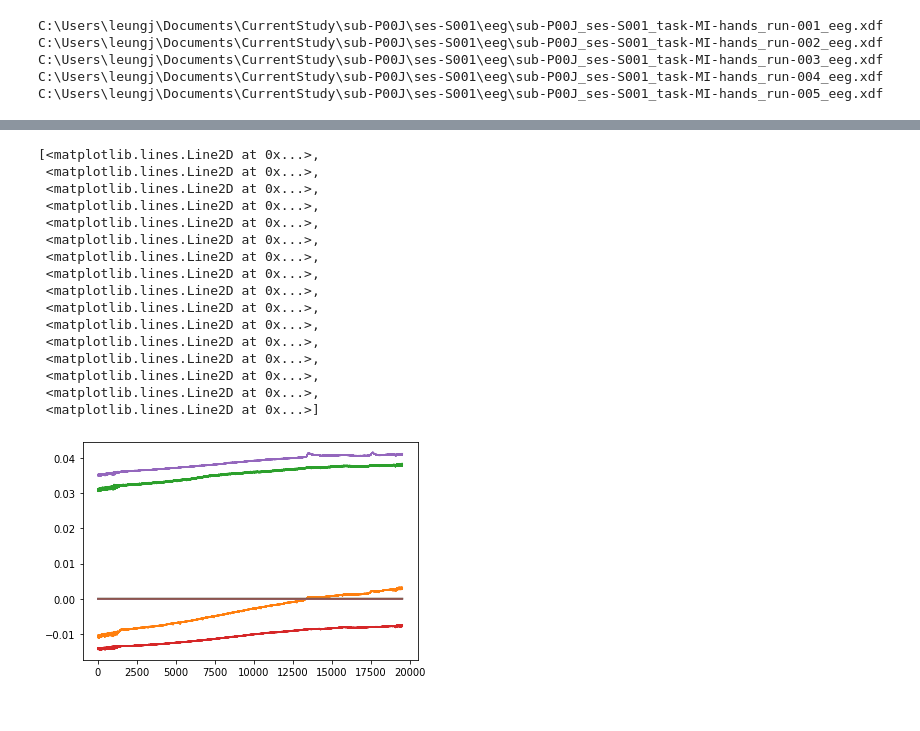
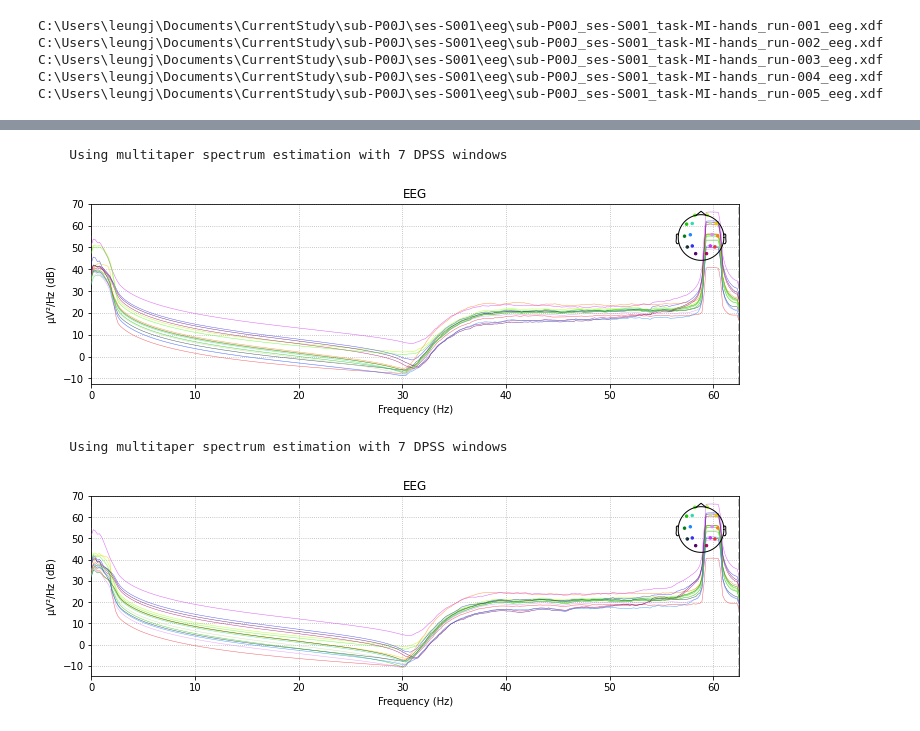
Before and after one commit to jason-leung/brainflow-test, a Jupyter notebook: check_data.ipynb, the cells around one changed output, grey strips where cells are left out. Cells and saved outputs as stored; diff of their text form; code cells hidden in the pictures.

```diff
--- a/check_data.ipynb
+++ b/check_data.ipynb
@@ -108,20 +201,10 @@ fig = eeg_raw.plot(title='Raw Data', n_channels=len(ch_names), show=True)
-# %%
-plt.plot(eeg_stream[0]['time_series'] / 1e6)
-# %% [output]
-[<matplotlib.lines.Line2D at 0x...>,
- <matplotlib.lines.Line2D at 0x...>,
- <matplotlib.lines.Line2D at 0x...>,
- <matplotlib.lines.Line2D at 0x...>,
- <matplotlib.lines.Line2D at 0x...>,
- <matplotlib.lines.Line2D at 0x...>,
- <matplotlib.lines.Line2D at 0x...>,
- <matplotlib.lines.Line2D at 0x...>,
- <matplotlib.lines.Line2D at 0x...>,
- <matplotlib.lines.Line2D at 0x...>,
- <matplotlib.lines.Line2D at 0x...>,
- <matplotlib.lines.Line2D at 0x...>,
- <matplotlib.lines.Line2D at 0x...>,
- <matplotlib.lines.Line2D at 0x...>,
- <matplotlib.lines.Line2D at 0x...>,
- <matplotlib.lines.Line2D at 0x...>]
-[figure, removed]
+# %%
+# print(eeg_epochs)
+
+fig = eeg_epochs['rest'].plot_psd()
+fig = eeg_epochs['MI/hands'].plot_psd()
+# %% [output]
+    Using multitaper spectrum estimation with 7 DPSS windows
+[figure, added]
+    Using multitaper spectrum estimation with 7 DPSS windows
+[figure, added]
```
Also changed, not shown: parts of 12 cells of this notebook, 4 other files.
